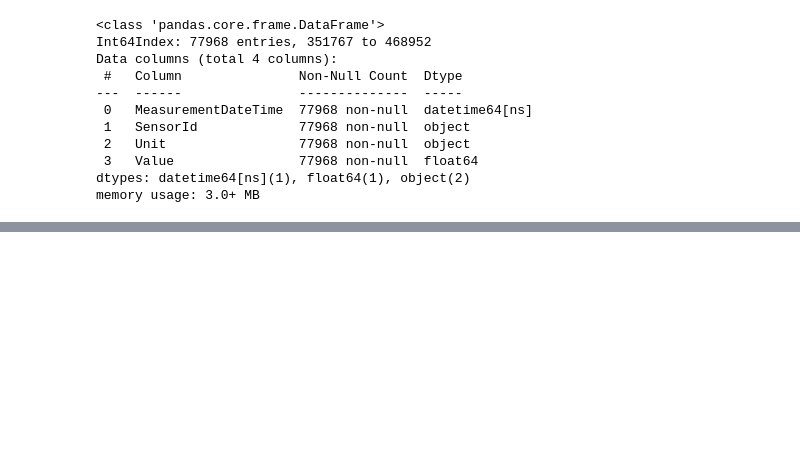
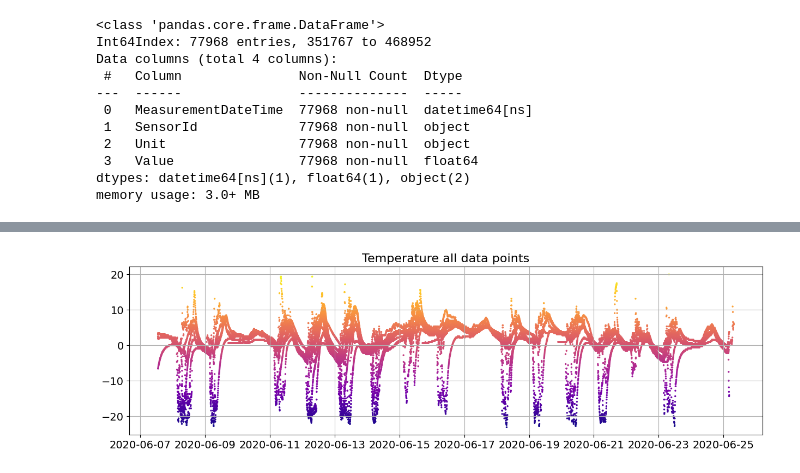
Before and after one commit to leaniske/RNN, a Jupyter notebook: analysis.ipynb, the cells around one changed output, grey strips where cells are left out. Cells and saved outputs as stored; diff of their text form; code cells hidden in the pictures; blank space fills up the shorter version.

```diff
--- a/analysis.ipynb
+++ b/analysis.ipynb
@@ -185,0 +191,16 @@ df.head()
+# %%
+# Widać, 4 okresy użytkowania. W naszym przypadku do analizy uwzględnimy tylko
+# pierwszy okres użytkowania, gdyż mamy pewność, że przewożony był towar mrożony
+# i prawidłowa temperatura powinna być poniżej 0 stopni celcjusza.
+df_temp = df_temp[df_temp['MeasurementDateTime'] < '2020-07-01']
+
+plt.figure(figsize=(15, 4))
+plt.title("Temperature all data points", fontsize=16)
+plt.scatter(df_temp['MeasurementDateTime'], df_temp['Value'], c = df_temp['Value'], cmap = 'plasma', s = 2, lw = 1)
+plt.grid(True)
+plt.xticks(fontsize=14)
+plt.yticks(fontsize=14)
+
+plt.show()
+# %% [output]
+[figure, added]
```
Also changed, not shown: parts of 22 cells of this notebook, 15 other files.
